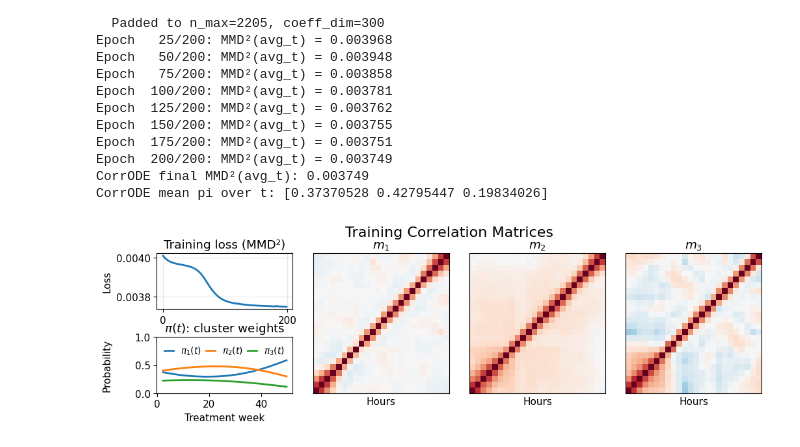
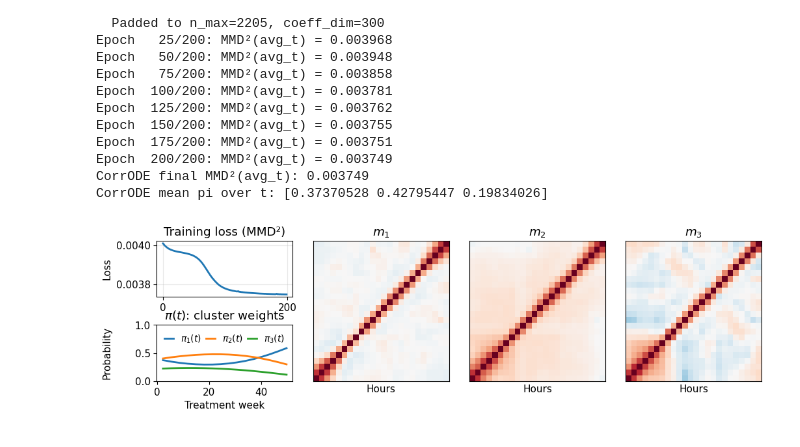
Before and after one commit to dani2442/rkhs-mixture-models, a Jupyter notebook: examples/use_case_visualization.ipynb, the cells around one changed output. Cells and saved outputs as stored; diff of their text form; code cells hidden in the pictures.

```diff
--- a/examples/use_case_visualization.ipynb
+++ b/examples/use_case_visualization.ipynb
@@ -706,32 +706,32 @@ ax2.set_title(r"$\pi(t)$: cluster weights")
 
 for k in range(K):
 
     # These span both rows (gs[:, k+1])
 
     ax_k = fig.add_subplot(gs[:, k + 1])
 
     im = ax_k.imshow(recon_corr[k], cmap="RdBu_r", vmin=-1, vmax=1,
 
                     origin="lower", aspect='auto')
 
     ax_k.set_xticks([]); ax_k.set_yticks([])
 
     ax_k.set(title=fr"$m_{k + 1}$", xlabel="Hours")
 
 
 
 fig.set_constrained_layout_pads(h_pad=0.01, w_pad=0.1)
 
 
 
 # Align the labels vertically
 
 fig.align_ylabels([ax1, ax2])
 
-plt.suptitle("Training Correlation Matrices", fontsize=16, y=1.03)
+#plt.suptitle("Training Correlation Matrices", fontsize=16, y=1.03)
 
 fig.savefig("../paper/images/corr_ode_training.pdf", dpi=300, bbox_inches="tight")
 
 plt.show()
 # %% [output]
-[figure, old version]
+[figure, new version]
```
Also changed, not shown: parts of 1 cell of this notebook, 3 other files.
